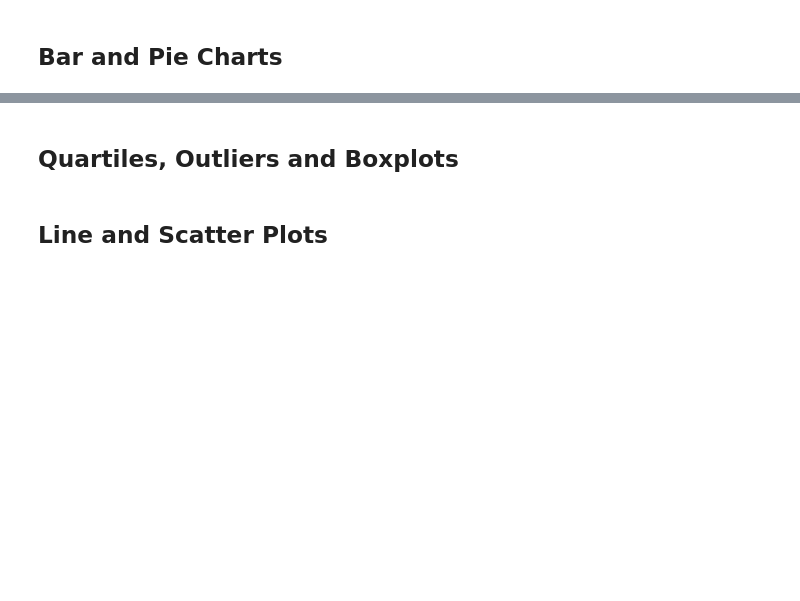
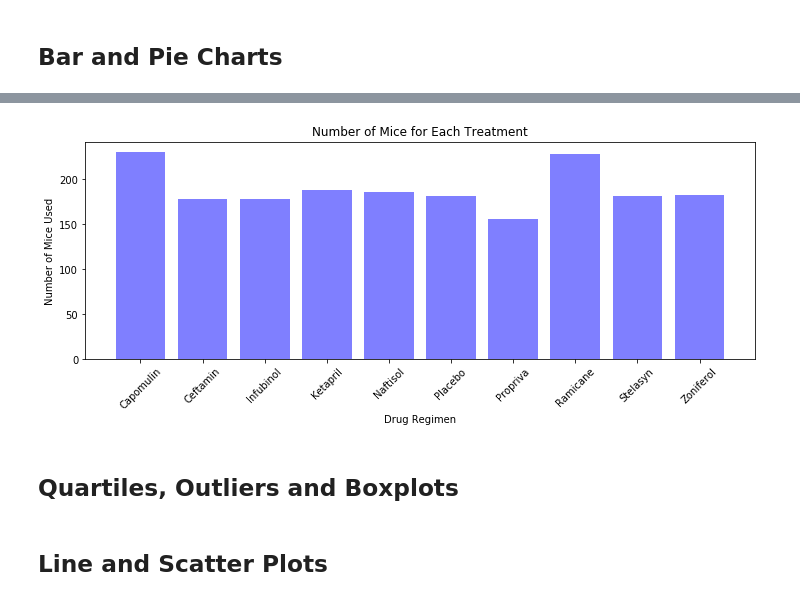
Before and after one commit to jbski/Matplotlib-The_Power_of_Plots, a Jupyter notebook: Pymaceuticals/pymaceuticals_starter.ipynb, the cells around one changed output, grey strips where cells are left out. Saved outputs shown, nothing was run; the diff lists cells and outputs as text; code cells hidden in the pictures; blank space fills up the shorter version.

```diff
--- a/Pymaceuticals/pymaceuticals_starter.ipynb
+++ b/Pymaceuticals/pymaceuticals_starter.ipynb
@@ -163,3 +178,26 @@ mouse_results_df2
+# %%
+# Generate a bar plot showing the total number of mice for each treatment throughout the course of the study using pyplot.
+plot_mice_df = regimen_groups["Mouse ID"].count()
+plot_mice_df =pd.DataFrame(plot_mice_df)
+plot_mice_df
+
+x_axis = np.arange(len(plot_mice_df))
+tick_locations = [value for value in x_axis]
+
+plt.figure(figsize=(12,4))
+#Use pyplot to plot the bar chart
+plt.bar(x_axis, plot_mice_df["Mouse ID"], color="blue", alpha=.5, align = "center")
+
+#Set the titles and labels
+plt.xticks(tick_locations, plot_mice_df.index.values, rotation=45)
+plt.title("Number of Mice for Each Treatment")
+plt.xlabel("Drug Regimen")
+plt.ylabel("Number of Mice Used")
+
+plt.savefig("Images/Mice_used_by_treatments.png")
+plt.show()
+# %% [output]
+[figure, added]
 # %%
 # Generate a pie plot showing the distribution of female versus male mice using pandas
 # %%
```
Also changed, not shown: parts of 4 cells of this notebook, 1 other file.
